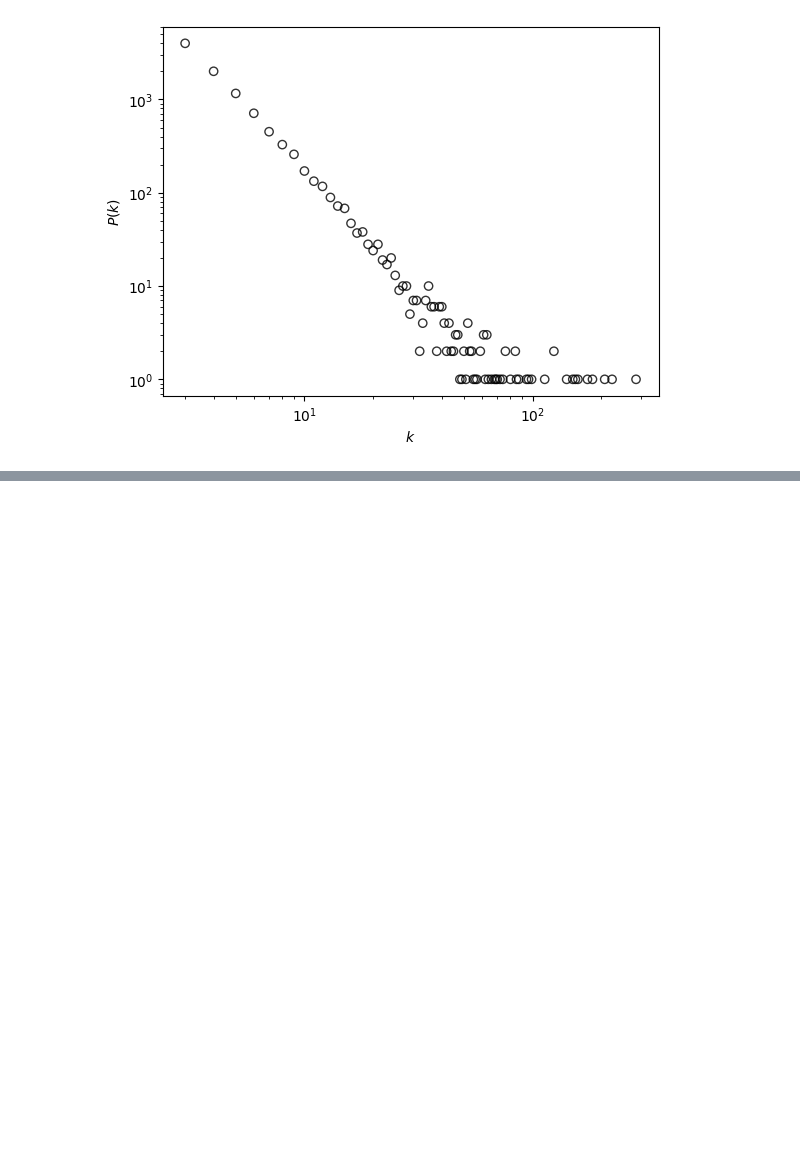
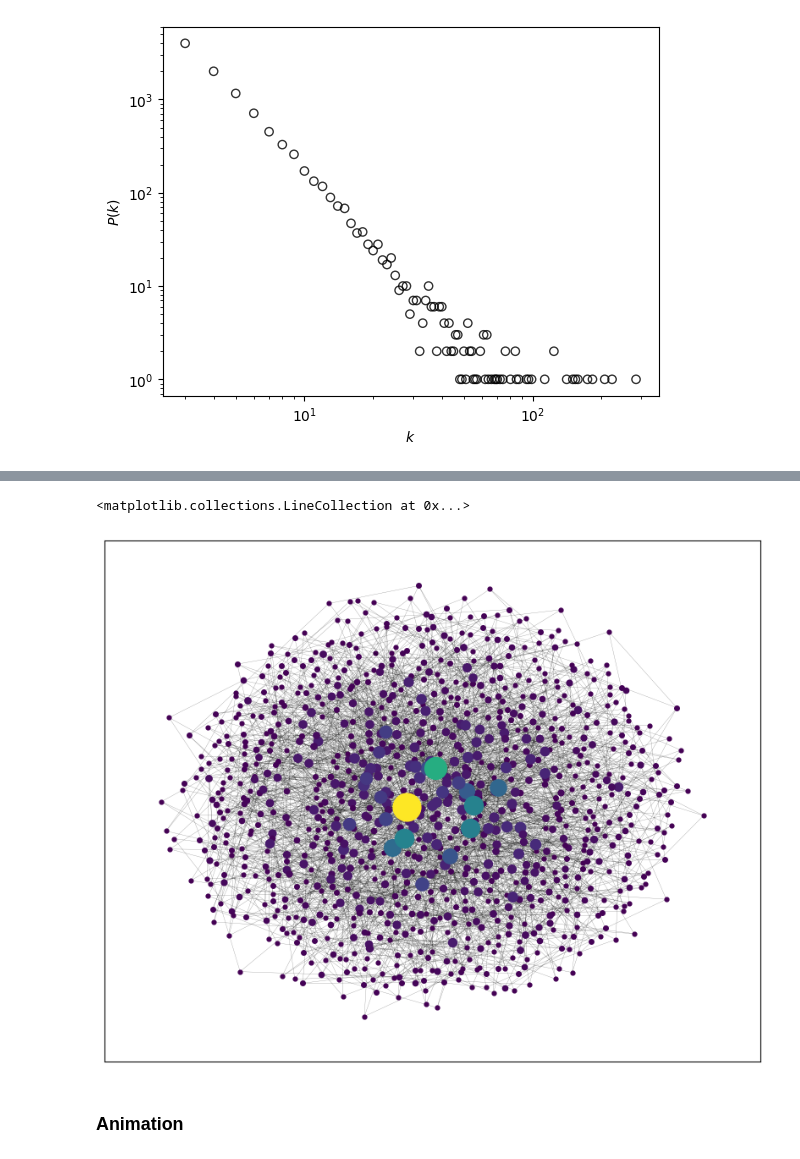
Before and after one commit to GitKalo/ba_networks, a Jupyter notebook: ba_model.ipynb, the cells around one changed output, grey strips where cells are left out. Cells and saved outputs as stored; diff of their text form; code cells hidden in the pictures; blank space fills up the shorter version.

```diff
--- a/ba_model.ipynb
+++ b/ba_model.ipynb
@@ -71,0 +98,22 @@ plt.yscale('log')
+# %%
+ks = np.array([len(list(nx.neighbors(G, n))) for n in G.nodes])
+k_sum = np.sum(ks)
+k_max = np.max(ks)
+vmin, vmax = np.min(ks), np.max(ks)
+
+fig, ax = plt.subplots(1, figsize=(10,8))
+
+# Draw each node individually in order to set zorder
+for node in G.nodes() :
+    H = G.subgraph([node])
+    collection = nx.draw_networkx_nodes(H, pos_kk, node_size=4*ks[node], node_color=ks[node], ax=ax, vmin=vmin, vmax=vmax)
+    collection.set_zorder(N-node)
+
+# nx.draw_networkx_nodes(G, pos=pos_kk, node_size=4*ks, node_color=ks, ax=ax)
+
+nx.draw_networkx_edges(G, pos=pos_kk, width=0.2, alpha=0.5, ax=ax)
+# %% [output]
+<matplotlib.collections.LineCollection at 0x...>
+[figure, added]
+# %% [markdown]
+### Animation
```
Also changed, not shown: parts of 10 cells of this notebook, 2 other files.
